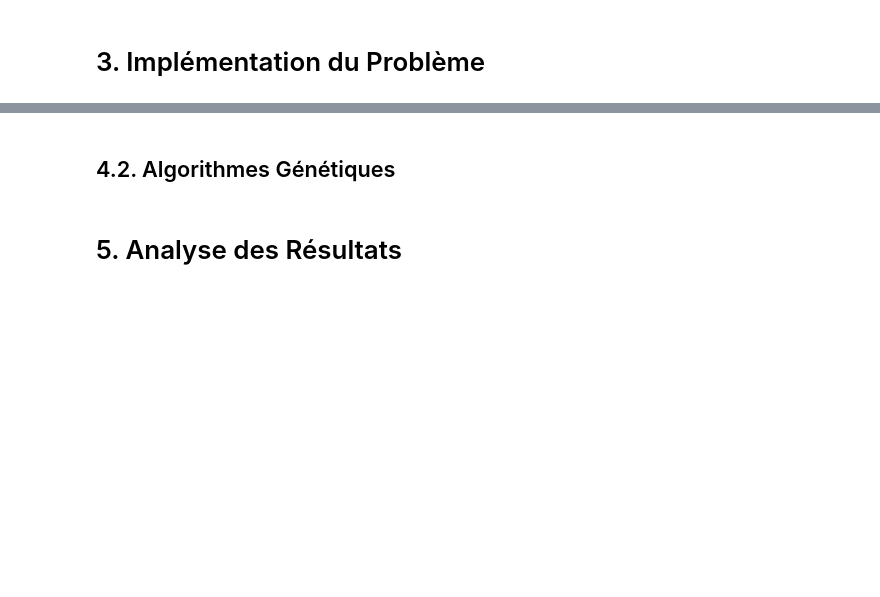
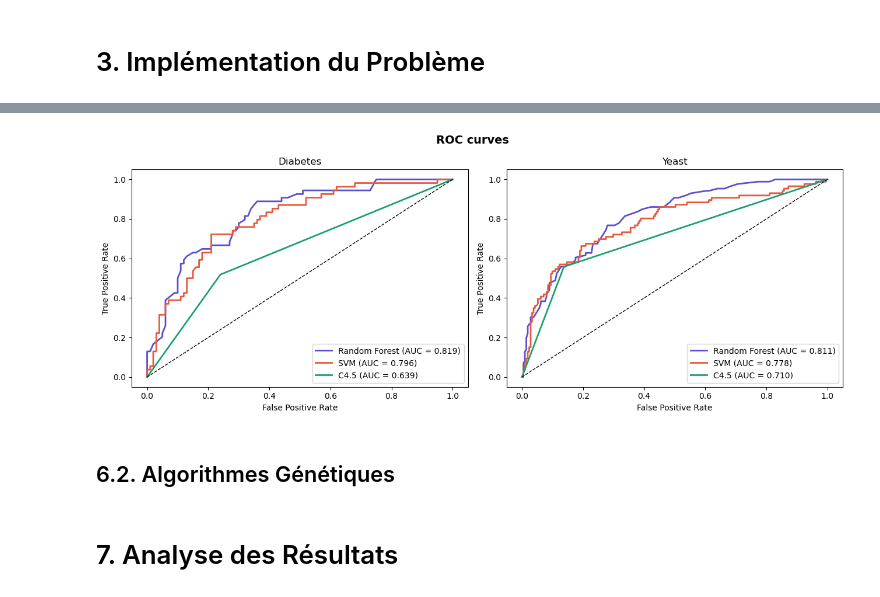
Before and after one commit to mrdedede/projet-oafd, a Jupyter notebook: classif_multi.ipynb, the cells around one changed output, grey strips where cells are left out. Cells and saved outputs as stored; diff of their text form; code cells hidden in the pictures; blank space fills up the shorter version.

```diff
--- a/classif_multi.ipynb
+++ b/classif_multi.ipynb
@@ -122,4 +314,32 @@ class PartialClassificationProblem(Problem):
+# %%
+from sklearn.metrics import roc_curve
+
+colors = {"Random Forest": "#5B4FCF", "SVM": "#E8593C", "C4.5": "#1D9E75"}
+
+fig, axes = plt.subplots(1, 2, figsize=(13, 5))
+fig.suptitle("ROC curves", fontsize=14, fontweight='bold')
+
+for ax, (dataset_name, results) in zip(axes, datasets.items()):
+    for model_name, res in results.items():
+        fpr, tpr, _ = roc_curve(
+            y_test_diabetes if dataset_name == "Diabetes" else y_test_yeast,
+            res['y_prob']
+        )
+        ax.plot(fpr, tpr, lw=2, color=colors[model_name],
+                label=f"{model_name} (AUC = {res['ROC AUC']:.3f})")
+
+    ax.plot([0,1], [0,1], 'k--', lw=1)
+    ax.set_title(dataset_name)
+    ax.set_xlabel("False Positive Rate")
+    ax.set_ylabel("True Positive Rate")
+    ax.legend(loc='lower right')
+
+plt.tight_layout()
+plt.savefig("roc_curves_comparison.png", dpi=150)
+plt.show()
+# %% [output]
+[figure, added]
 # %% [markdown]
-## 4.2. Algorithmes Génétiques
+## 6.2. Algorithmes Génétiques
 # %% [markdown]
-# 5. Analyse des Résultats
+# 7. Analyse des Résultats
```
Also changed, not shown: parts of 10 cells of this notebook.
